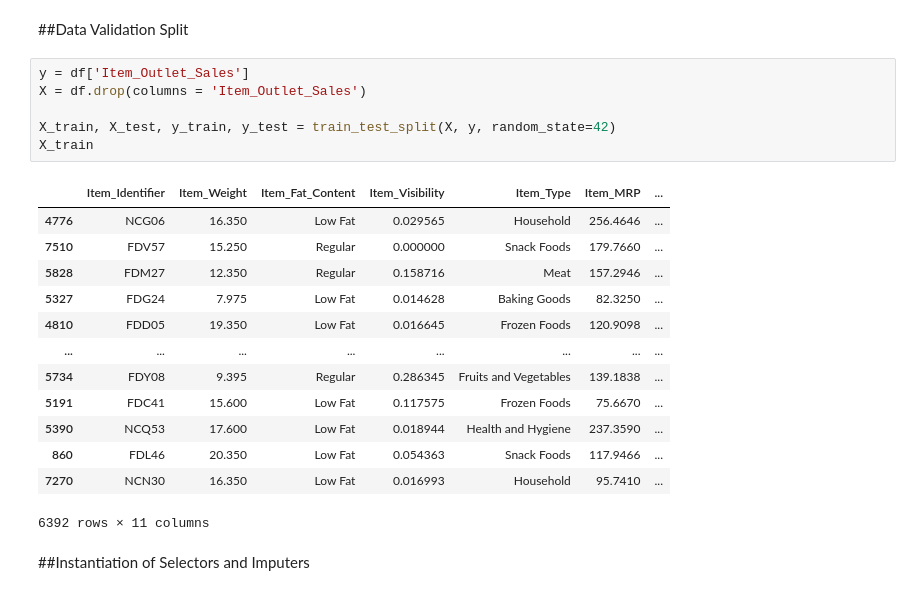
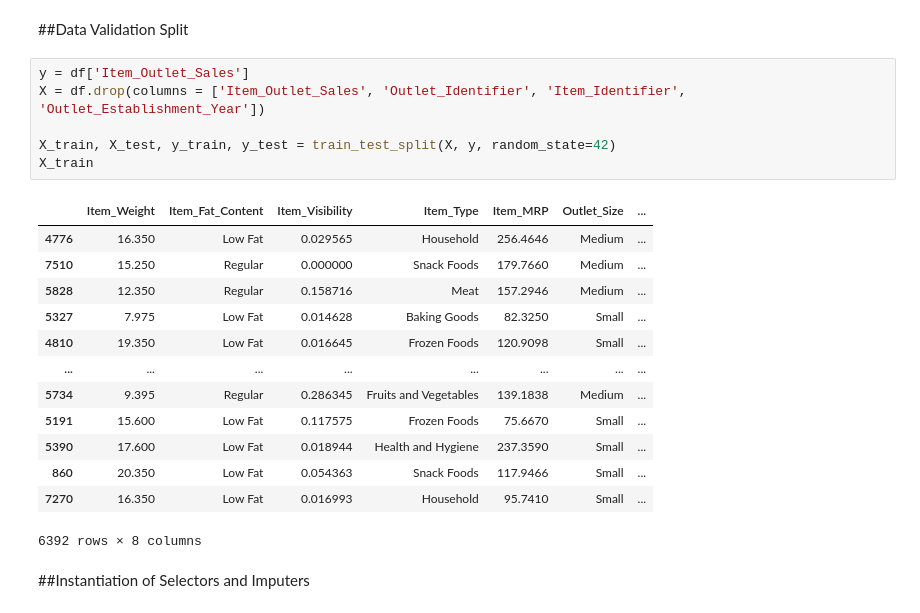
Before and after one commit to rgnemasters/Acme_Foods_Data_Modeling_Project, a Jupyter notebook: Food_Predictions_Project_Part5.ipynb, the cells around one changed output. Drawn from its saved outputs; the diff is of its cells as text.

```diff
--- a/Food_Predictions_Project_Part5.ipynb
+++ b/Food_Predictions_Project_Part5.ipynb
@@ -146,24 +146,24 @@ Name: Item_Fat_Content, dtype: int64
 ##Data Validation Split
 # %%
 y = df['Item_Outlet_Sales']
-X = df.drop(columns = 'Item_Outlet_Sales')
+X = df.drop(columns = ['Item_Outlet_Sales', 'Outlet_Identifier', 'Item_Identifier', 'Outlet_Establishment_Year'])
 
 X_train, X_test, y_train, y_test = train_test_split(X, y, random_state=42)
 X_train
 # %% [output]
-|  | Item_Identifier | Item_Weight | Item_Fat_Content | Item_Visibility | Item_Type | Item_MRP | ... |
-| 4776 | NCG06 | 16.350 | Low Fat | 0.029565 | Household | 256.4646 | ... |
-| 7510 | FDV57 | 15.250 | Regular | 0.000000 | Snack Foods | 179.7660 | ... |
-| 5828 | FDM27 | 12.350 | Regular | 0.158716 | Meat | 157.2946 | ... |
-| 5327 | FDG24 | 7.975 | Low Fat | 0.014628 | Baking Goods | 82.3250 | ... |
-| 4810 | FDD05 | 19.350 | Low Fat | 0.016645 | Frozen Foods | 120.9098 | ... |
+|  | Item_Weight | Item_Fat_Content | Item_Visibility | Item_Type | Item_MRP | Outlet_Size | ... |
+| 4776 | 16.350 | Low Fat | 0.029565 | Household | 256.4646 | Medium | ... |
+| 7510 | 15.250 | Regular | 0.000000 | Snack Foods | 179.7660 | Medium | ... |
+| 5828 | 12.350 | Regular | 0.158716 | Meat | 157.2946 | Medium | ... |
+| 5327 | 7.975 | Low Fat | 0.014628 | Baking Goods | 82.3250 | Small | ... |
+| 4810 | 19.350 | Low Fat | 0.016645 | Frozen Foods | 120.9098 | Small | ... |
 | ... | ... | ... | ... | ... | ... | ... | ... |
-| 5734 | FDY08 | 9.395 | Regular | 0.286345 | Fruits and Vegetables | 139.1838 | ... |
-| 5191 | FDC41 | 15.600 | Low Fat | 0.117575 | Frozen Foods | 75.6670 | ... |
-| 5390 | NCQ53 | 17.600 | Low Fat | 0.018944 | Health and Hygiene | 237.3590 | ... |
-| 860 | FDL46 | 20.350 | Low Fat | 0.054363 | Snack Foods | 117.9466 | ... |
-| 7270 | NCN30 | 16.350 | Low Fat | 0.016993 | Household | 95.7410 | ... |
+| 5734 | 9.395 | Regular | 0.286345 | Fruits and Vegetables | 139.1838 | Medium | ... |
+| 5191 | 15.600 | Low Fat | 0.117575 | Frozen Foods | 75.6670 | Small | ... |
+| 5390 | 17.600 | Low Fat | 0.018944 | Health and Hygiene | 237.3590 | Small | ... |
+| 860 | 20.350 | Low Fat | 0.054363 | Snack Foods | 117.9466 | Small | ... |
+| 7270 | 16.350 | Low Fat | 0.016993 | Household | 95.7410 | Small | ... |
-6392 rows × 11 columns
+6392 rows × 8 columns
 # %% [markdown]
 ##Instantiation of Selectors and Imputers
 # %%
```
Also changed, not shown: parts of 1 cell of this notebook.
